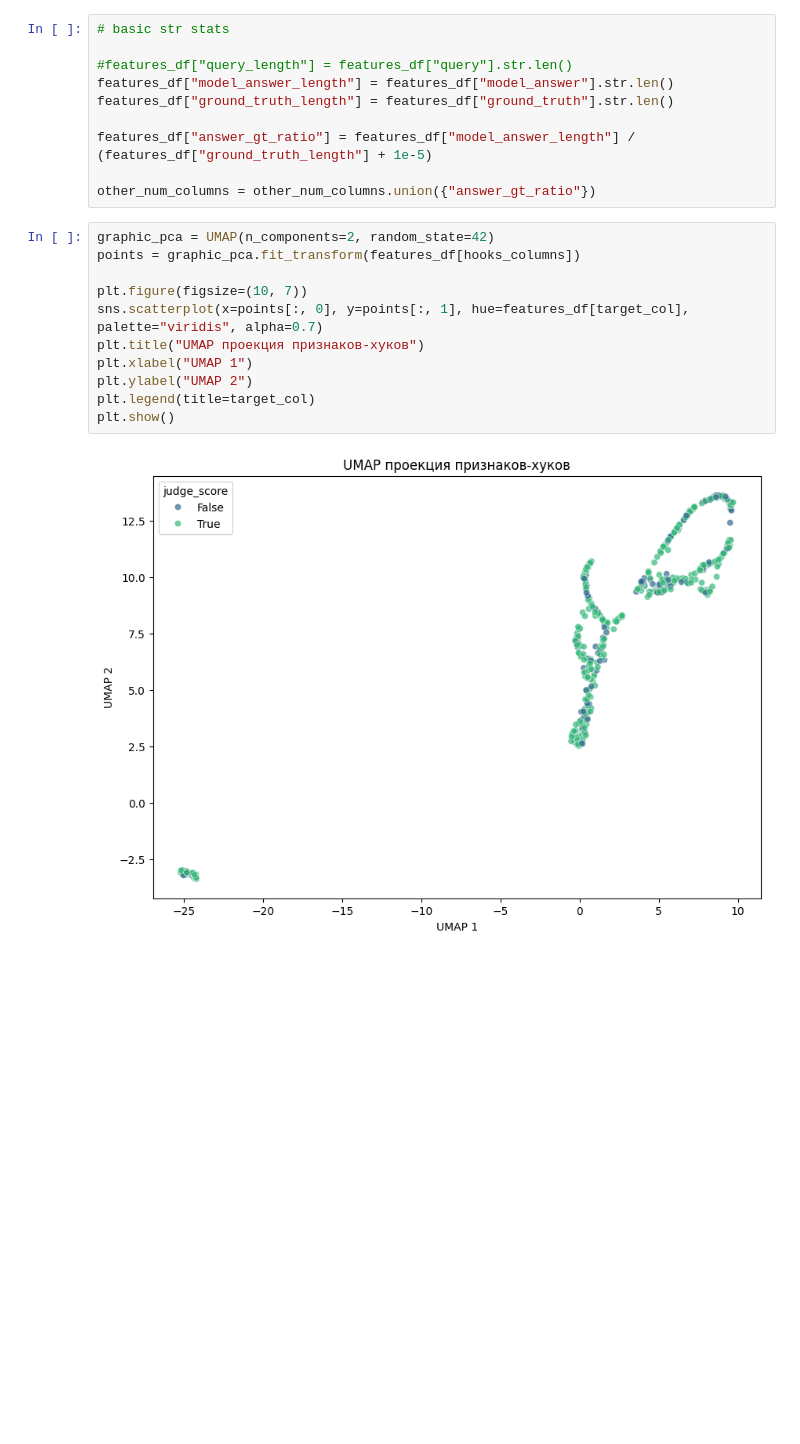
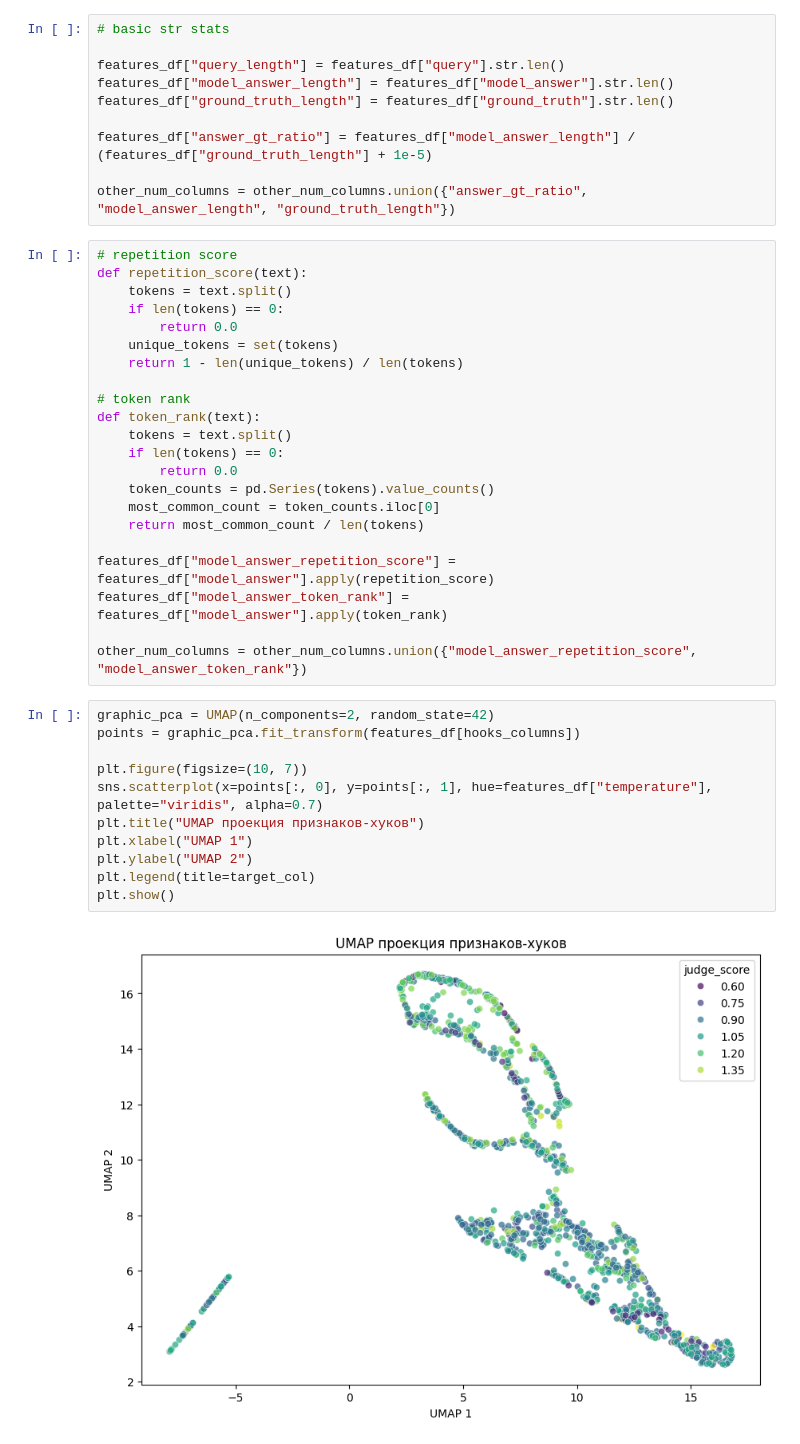
Before and after one commit to be1pheg0r/hack-mfti, a Jupyter notebook: sber/notebooks/gym.ipynb, the cells around one changed output. Drawn from its saved outputs; the diff is of its cells as text; blank space fills up the shorter version.

```diff
--- a/sber/notebooks/gym.ipynb
+++ b/sber/notebooks/gym.ipynb
@@ -63,24 +76,46 @@ Index(['ground_truth', 'model_answer', 'query'], dtype='str')
 # %%
 # basic str stats
 
-#features_df["query_length"] = features_df["query"].str.len()
+features_df["query_length"] = features_df["query"].str.len()
 features_df["model_answer_length"] = features_df["model_answer"].str.len()
 features_df["ground_truth_length"] = features_df["ground_truth"].str.len()
 
 features_df["answer_gt_ratio"] = features_df["model_answer_length"] / (features_df["ground_truth_length"] + 1e-5)
 
-other_num_columns = other_num_columns.union({"answer_gt_ratio"})
+other_num_columns = other_num_columns.union({"answer_gt_ratio", "model_answer_length", "ground_truth_length"})
+# %%
+# repetition score
+def repetition_score(text):
+    tokens = text.split()
+    if len(tokens) == 0:
+        return 0.0
+    unique_tokens = set(tokens)
+    return 1 - len(unique_tokens) / len(tokens)
+
+# token rank
+def token_rank(text):
+    tokens = text.split()
+    if len(tokens) == 0:
+        return 0.0
+    token_counts = pd.Series(tokens).value_counts()
+    most_common_count = token_counts.iloc[0]
+    return most_common_count / len(tokens)
+
+features_df["model_answer_repetition_score"] = features_df["model_answer"].apply(repetition_score)
+features_df["model_answer_token_rank"] = features_df["model_answer"].apply(token_rank)
+
+other_num_columns = other_num_columns.union({"model_answer_repetition_score", "model_answer_token_rank"})
 # %%
 graphic_pca = UMAP(n_components=2, random_state=42)
 points = graphic_pca.fit_transform(features_df[hooks_columns])
 
 plt.figure(figsize=(10, 7))
-sns.scatterplot(x=points[:, 0], y=points[:, 1], hue=features_df[target_col], palette="viridis", alpha=0.7)
+sns.scatterplot(x=points[:, 0], y=points[:, 1], hue=features_df["temperature"], palette="viridis", alpha=0.7)
 plt.title("UMAP проекция признаков-хуков")
 plt.xlabel("UMAP 1")
 plt.ylabel("UMAP 2")
 plt.legend(title=target_col)
 plt.show()
 # %% [output]
-[figure, old version]
+[figure, new version]
 # %%
```
Also changed, not shown: parts of 17 cells of this notebook, 1 other file.
